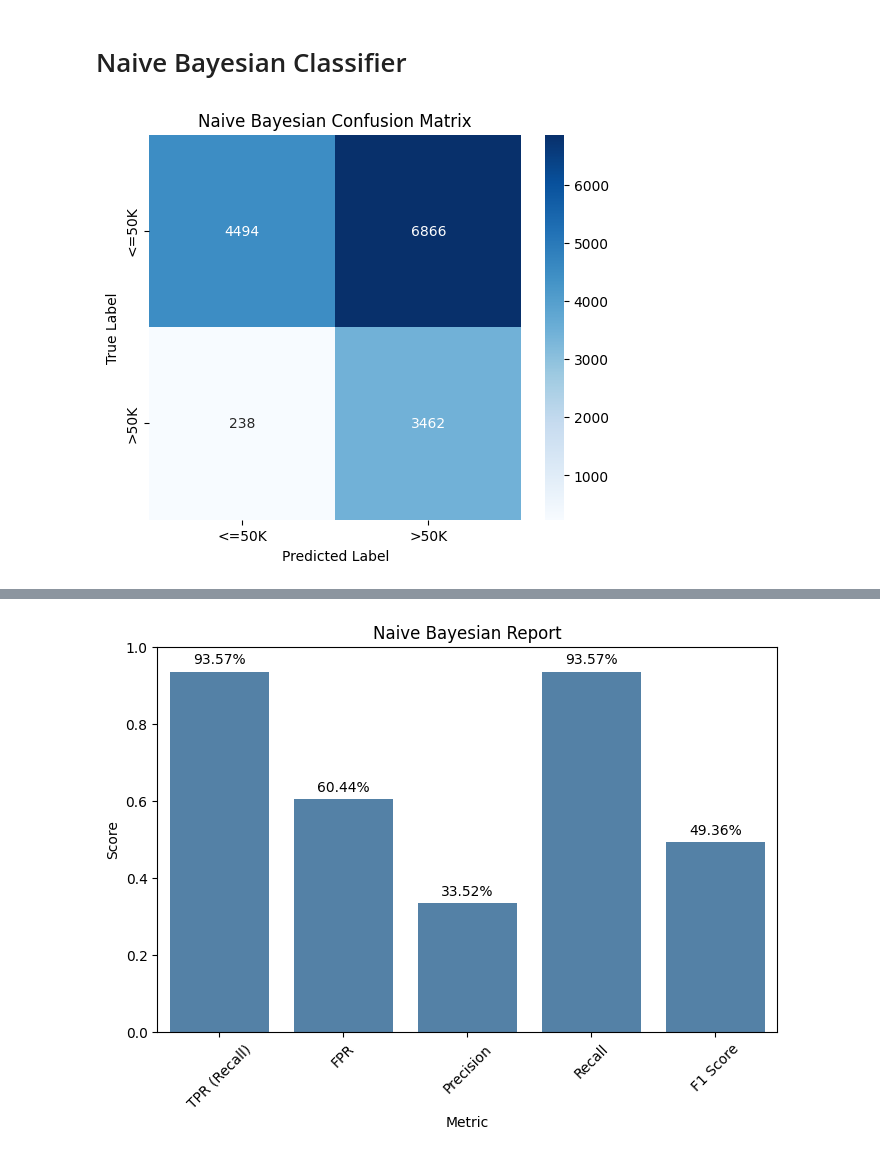
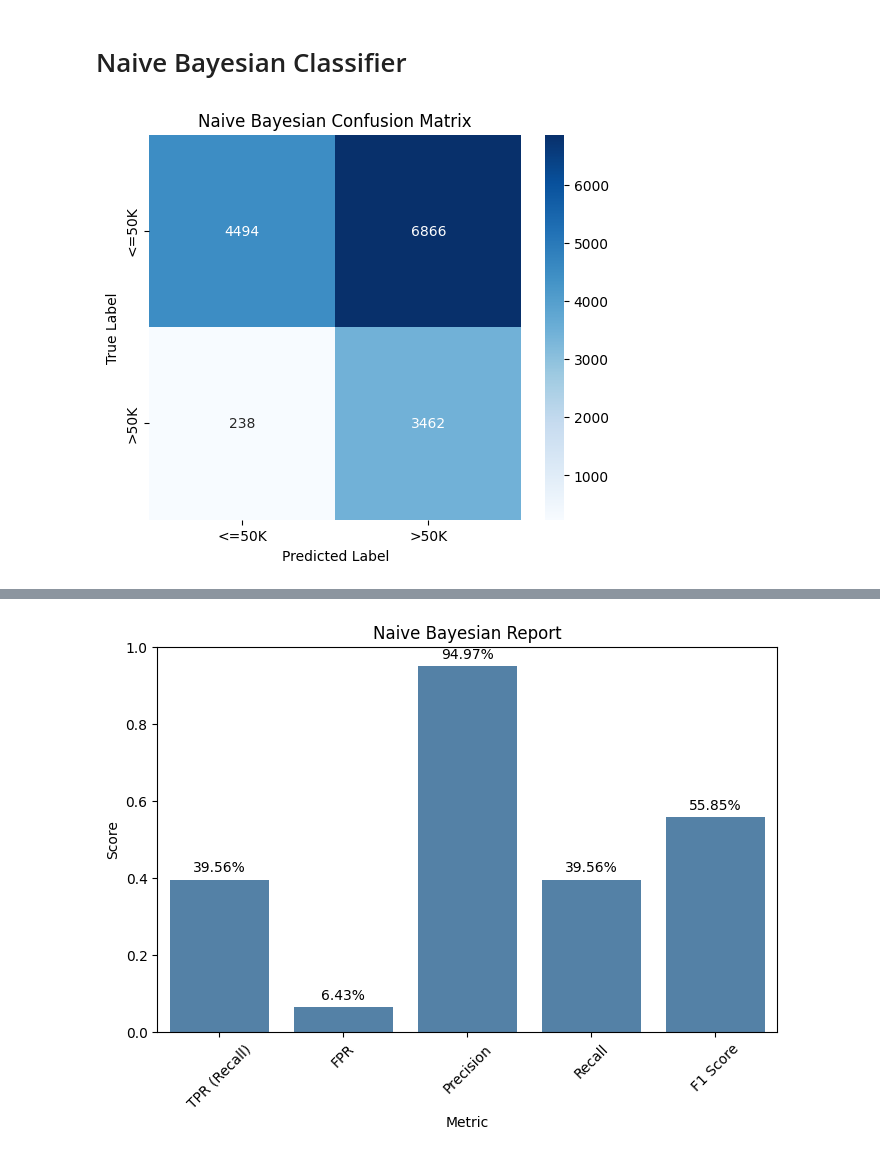
Before and after one commit to yiwang099/Adult-dataset-scikit-learn-project, a Jupyter notebook: PracticeProjectPart1.ipynb, the cells around one changed output, grey strips where cells are left out. Cells and saved outputs as stored; diff of their text form; code cells hidden in the pictures.

```diff
--- a/PracticeProjectPart1.ipynb
+++ b/PracticeProjectPart1.ipynb
@@ -142,52 +164,65 @@ nb = GaussianNB()
 nb.fit(X_train_final, y_train)
 y_pred_nb = nb.predict(X_test_final)
 
-cmNB = confusion_matrix(y_test, y_pred_nb, labels=['<=50K', '>50K'])
+NBcm = confusion_matrix(y_test, y_pred_nb, labels=['<=50K', '>50K'])
 
 plt.figure(figsize=(6,5))
-sns.heatmap(cmNB, annot=True, fmt='d', cmap='Blues', xticklabels=labels, yticklabels=labels)
+sns.heatmap(NBcm, annot=True, fmt='d', cmap='Blues', xticklabels=labels, yticklabels=labels)
 plt.xlabel('Predicted Label')
 plt.ylabel('True Label')
 plt.title('Naive Bayesian Confusion Matrix')
 plt.show()
 
-TN = cmNB[0,0]
-FP = cmNB[0,1]
-FN = cmNB[1,0]
-TP = cmNB[1,1]
+def NBreport(TP, FP, FN, TN):
+  TPrate = TP / (TP + FN)
+  FPrate = FP / (FP + TN)
+  precision = TP / (TP + FP)
+  recall = TP / (TP + FN)
+  F1 = 2 * precision * recall / (precision + recall)
 
-TPrate = TP / (TP + FN)
-FPrate = FP / (FP + TN)
-precision = TP / (TP + FP)
-recall = TP / (TP + FN)
-F1 = 2 * precision * recall / (precision + recall)
+  # Report accuracy by class including (TP rate, FP rate, precision, recall, F1)
+  print(f"TP rate (Recall): {TPrate*100:.2f}%")
+  print(f"FP rate: {FPrate*100:.2f}%")
+  print(f"Precision: {precision*100:.2f}%")
+  print(f"Recall: {recall*100:.2f}%")
+  print(f"F1 Score: {F1*100:.2f}%")
 
-# Report accuracy by class including (TP rate, FP rate, precision, recall, F1)
-print(f"TP rate (Recall): {TPrate*100:.2f}%")
-print(f"FP rate: {FPrate*100:.2f}%")
-print(f"Precision: {precision*100:.2f}%")
-print(f"Recall: {recall*100:.2f}%")
-print(f"F1 Score: {F1*100:.2f}%")
+  # Visualize the report as a graph
+  metrics = {
+      'TPR (Recall)': TPrate,
+      'FPR': FPrate,
+      'Precision': precision,
+      'Recall': recall,
+      'F1 Score': F1
+  }
 
-# Visualize the report as a graph
-metrics = {
-    'TPR (Recall)': TPrate,
-    'FPR': FPrate,
-    'Precision': precision,
-    'Recall': recall,
-    'F1 Score': F1
-}
+  metrics_df = pd.DataFrame(list(metrics.items()), columns=['Metric', 'Value'])
+  plt.figure(figsize=(8,5))
+  sns.barplot(x='Metric', y='Value', data=metrics_df, color='steelblue')
 
-metrics_df = pd.DataFrame(list(metrics.items()), columns=['Metric', 'Value'])
-plt.figure(figsize=(8,5))
-sns.barplot(x='Metric', y='Value', data=metrics_df, color='steelblue')
+  plt.ylim(0, 1)
+  plt.ylabel('Score')
+  plt.title('Naive Bayesian Report')
+  plt.xticks(rotation=45)
+  for index, row in metrics_df.iterrows():
+      plt.text(index, row['Value'] + 0.02, f"{row['Value']*100:.2f}%", ha='center')
+  plt.show()
 
-plt.ylim(0, 1)
-plt.ylabel('Score')
-plt.title('Naive Bayesian Report')
-plt.xticks(rotation=45)
-for index, row in metrics_df.iterrows():
-    plt.text(index, row['Value'] + 0.02, f"{row['Value']*100:.2f}%", ha='center')
-plt.show()
+# Accuracy analysis for ">50k" and "<=50k" respectively
+# For "<= 50k"：
+TP_le = NBcm[0,0]
+FN_le = NBcm[0,1]
+FP_le = NBcm[1,0]
+TN_le = NBcm[1,1]
+print("For <=50K:")
+reportLe = NBreport(TP_le, FP_le, FN_le, TN_le)
+
+# For ">50K"：
+TP_gt = NBcm[1,1]
+FN_gt = NBcm[1,0]
+FP_gt = NBcm[0,1]
+TN_gt = NBcm[0,0]
+print("For >50K:")
+reportGt = NBreport(TP_gt, FP_gt, FN_gt, TN_gt)
 # %% [output]
 [figure]
@@ -199 +235 @@ F1 Score: 49.36%
-[figure, old version]
+[figure, new version]
```
Also changed, not shown: parts of 2 cells of this notebook.
